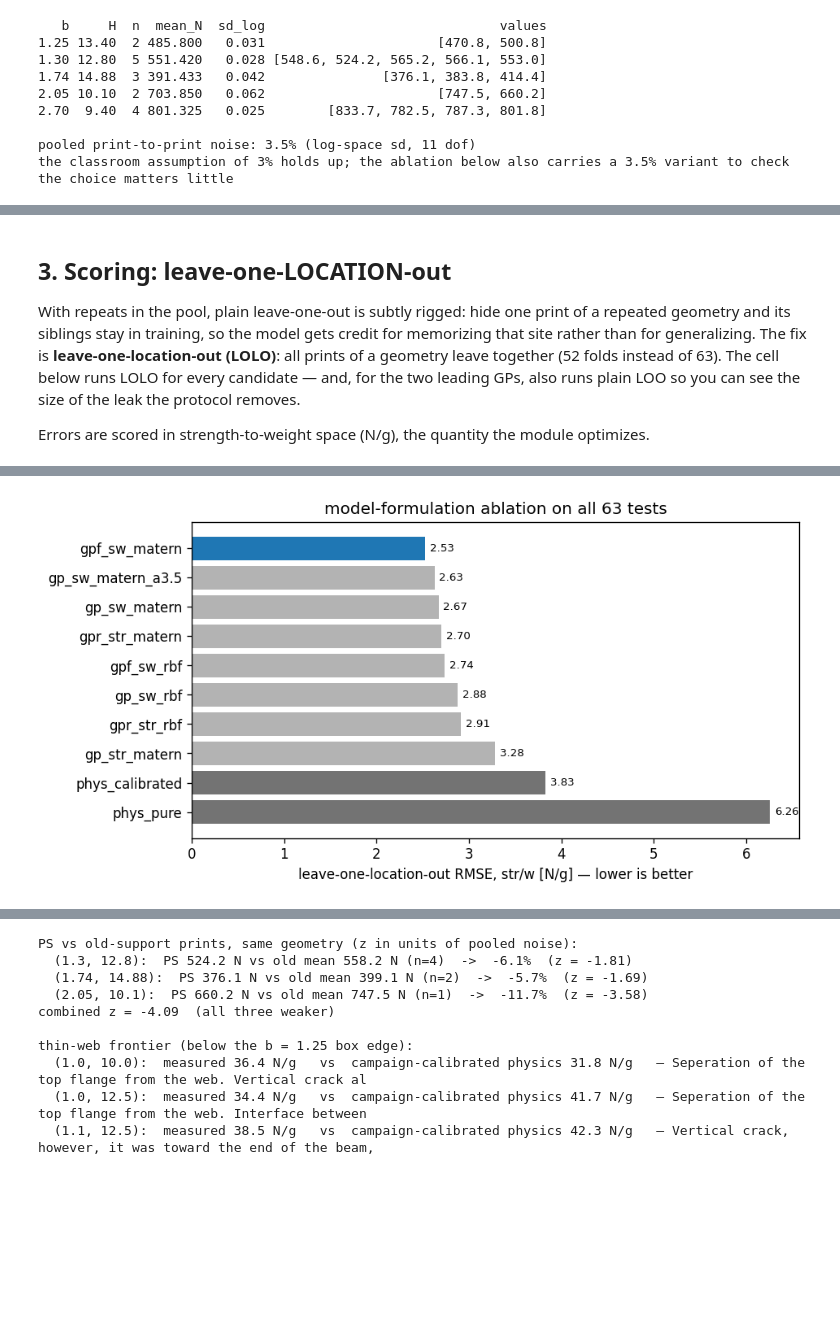
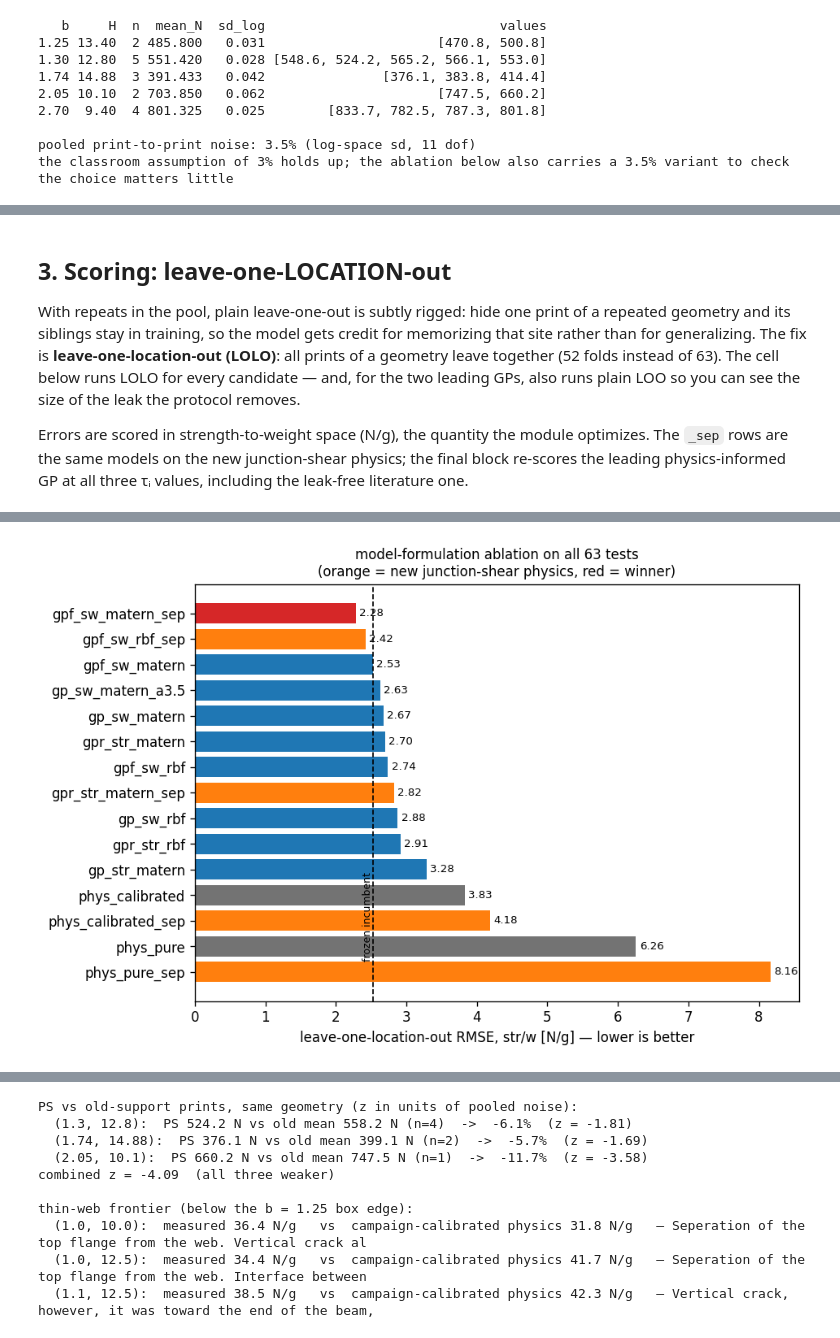
Before and after one commit to andrewvoss8-boop/core-me-data-science-activities-public, a Jupyter notebook: me323/Module1_drafts/ME323_Module1_GT_Selection_and_Noise_FACULTY.ipynb, the cells around one changed output, grey strips where cells are left out. Drawn from its saved outputs; the diff is of its cells as text; code cells hidden in the pictures; blank space fills up the shorter version.

```diff
--- a/me323/Module1_drafts/ME323_Module1_GT_Selection_and_Noise_FACULTY.ipynb
+++ b/me323/Module1_drafts/ME323_Module1_GT_Selection_and_Noise_FACULTY.ipynb
@@ -270,7 +356,9 @@ for the two leading GPs, also runs plain LOO so you can see the size of the
 leak the protocol removes.
 
 Errors are scored in strength-to-weight space (N/g), the quantity the module
-optimizes.
+optimizes. The `_sep` rows are the same models on the new junction-shear
+physics; the final block re-scores the leading physics-informed GP at all
+three τᵢ values, including the leak-free literature one.
 # %%
 def metrics(y_true, y_pred, prefix=""):
     y_true, y_pred = np.asarray(y_true, float), np.asarray(y_pred, float)
@@ -282,26 +370,40 @@ def metrics(y_true, y_pred, prefix=""):
             prefix + "r2": float(1 - np.sum(err**2)/ss)}
 
 locs = allt["loc"].unique()
-rows = []
-for name, kw in ZOO.items():
+
+def lolo_sw(kw):
+    """Leave-one-location-out str/w predictions for one zoo entry."""
     preds = np.zeros(len(allt))
     for L in locs:
         te = (allt["loc"] == L).values
         mdl = BeamModel(**kw).fit(allt[~te])
         _, sw = mdl.predict(allt.b.values[te], allt.H.values[te])
         preds[te] = sw
+    return preds
+
+rows = []
+for name, kw in ZOO.items():
+    preds = lolo_sw(kw)
     rows.append({"model": name, **metrics(allt.sw_true, preds, "sw_")})
-    print(f"{name:20s} LOLO sw RMSE {rows[-1]['sw_rmse']:.3f}  "
+    print(f"{name:22s} LOLO sw RMSE {rows[-1]['sw_rmse']:.3f}  "
           f"MAPE {rows[-1]['sw_mape_pct']:.2f}%  R2 {rows[-1]['sw_r2']:+.3f}")
 
 tbl = pd.DataFrame(rows).sort_values("sw_rmse").reset_index(drop=True)
 winner = tbl.iloc[0]
+old_best = tbl[~tbl.model.str.endswith("_sep")].iloc[0]
 print(f"\nWINNER: {winner.model}  (LOLO sw RMSE {winner.sw_rmse:.3f} N/g on {len(allt)} tests)")
-print("(the frozen class GT recorded in gt_model_choice.json: gpf_sw_matern, RMSE 2.525)")
+print(f"best OLD-physics entry: {old_best.model} at {old_best.sw_rmse:.3f}  "
+      f"(this is the frozen class GT; gt_model_choice.json records 2.525)")
+print(f"head-to-head, same model, only the shear physics swapped:")
+for base in ["gpf_sw_matern", "gpf_sw_rbf", "gpr_str_matern", "phys_pure", "phys_calibrated"]:
+    o = tbl.loc[tbl.model == base, "sw_rmse"].iloc[0]
+    n = tbl.loc[tbl.model == base + "_sep", "sw_rmse"].iloc[0]
+    verdict = "NEW better" if n < o else "OLD better"
+    print(f"  {base:18s} OLD {o:6.3f}  ->  NEW {n:6.3f}   ({verdict}, {100*(n-o)/o:+.1f}%)")
 
 # the leak plain LOO would have hidden
 print("\nplain LOO vs LOLO (the repeat leak):")
-for name in ["gpf_sw_matern", "gp_sw_matern"]:
+for name in ["gpf_sw_matern_sep", "gpf_sw_matern", "gp_sw_matern"]:
     preds = np.zeros(len(allt))
     for i in range(len(allt)):
         mdl = BeamModel(**ZOO[name]).fit(allt.drop(allt.index[i]))
@@ -309,16 +411,35 @@ for name in ["gpf_sw_matern", "gp_sw_matern"]:
         preds[i] = sw[0]
     loo_rmse = np.sqrt(np.mean((preds - allt.sw_true.values)**2))
     lolo_rmse = tbl.loc[tbl.model == name, "sw_rmse"].iloc[0]
-    print(f"  {name:16s} plain LOO {loo_rmse:.3f}  vs  LOLO {lolo_rmse:.3f} N/g")
+    print(f"  {name:18s} plain LOO {loo_rmse:.3f}  vs  LOLO {lolo_rmse:.3f} N/g")
 
-fig, ax = plt.subplots(figsize=(8, 4.2))
+# how much does the tau_i choice actually matter?
+print("\ntau_i sensitivity for gpf_sw_matern_sep (LOLO sw RMSE):")
+tau_rows = []
+for lbl, tv in [("17.45 campaign (4 seps)", TAU_I_CAMPAIGN),
+                ("14.56 pooled (9 seps)", TAU_I_POOLED),
+                ("11.40 literature ILSS", TAU_I_LIT)]:
+    r = np.sqrt(np.mean((lolo_sw(dict(variant="gpf_sw", kernel_kind="matern",
+                                      shear="new", tau_i=tv))
+                         - allt.sw_true.values)**2))
+    tau_rows.append((lbl, r))
+    print(f"  tau_i = {lbl:24s} {r:.3f}   (OLD physics: {old_best.sw_rmse:.3f})")
+print("  -> every tau_i tested beats the OLD formulation, including the leak-free\n"
+      "     literature value: the win is the shear MODEL, not the fitted constant.")
+
+fig, ax = plt.subplots(figsize=(8, 5.4))
 t2 = tbl.iloc[::-1]
-cols = ["tab:blue" if m == winner.model else
-        ("0.45" if m.startswith("phys") else "0.7") for m in t2.model]
+cols = ["tab:red" if m == winner.model else
+        ("tab:orange" if m.endswith("_sep") else
+         ("0.45" if m.startswith("phys") else "tab:blue")) for m in t2.model]
 ax.barh(t2.model, t2.sw_rmse, color=cols)
 for y, (m, v) in enumerate(zip(t2.model, t2.sw_rmse)):
     ax.annotate(f"{v:.2f}", (v + 0.05, y), va="center", fontsize=8)
+ax.axvline(old_best.sw_rmse, color="k", ls="--", lw=1)
+ax.annotate("frozen incumbent", (old_best.sw_rmse, 0.4), fontsize=7.5,
+            rotation=90, va="bottom", ha="right")
 ax.set_xlabel("leave-one-location-out RMSE, str/w [N/g] — lower is better")
-ax.set_title(f"model-formulation ablation on all {len(allt)} tests")
+ax.set_title(f"model-formulation ablation on all {len(allt)} tests\n"
+             "(orange = new junction-shear physics, red = winner)", fontsize=10)
 plt.tight_layout(); plt.show()
 # %% [output]
@@ -342,4 +463,4 @@ plain LOO vs LOLO (the repeat leak):
-[figure, old version]
+[figure, new version]
 # %% [markdown]
 ## 4. What the winner is, and how stable this choice has been
 
```
Also changed, not shown: parts of 8 cells of this notebook, 1 other file.
